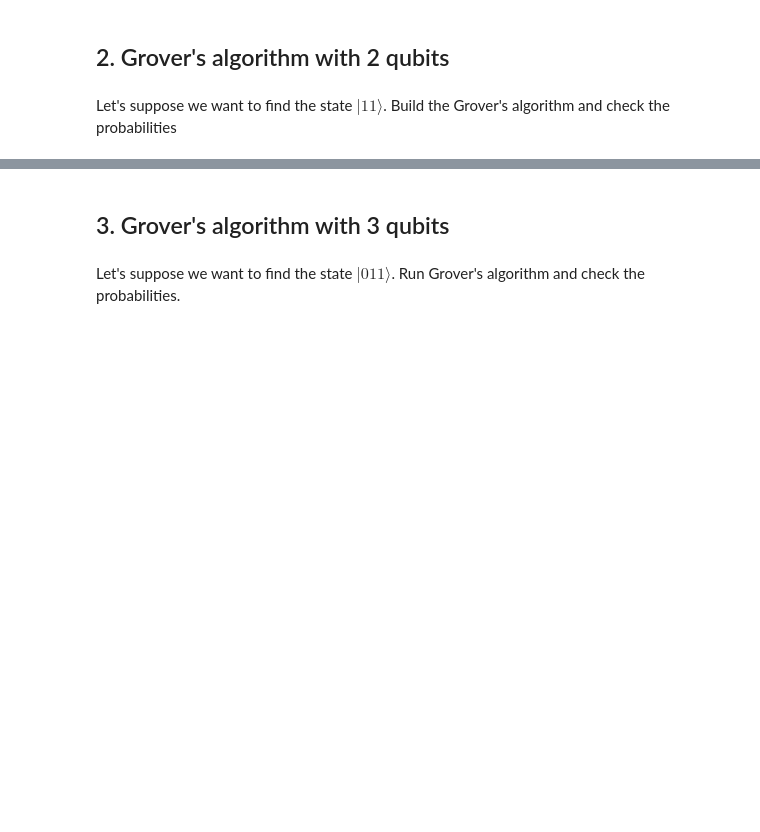
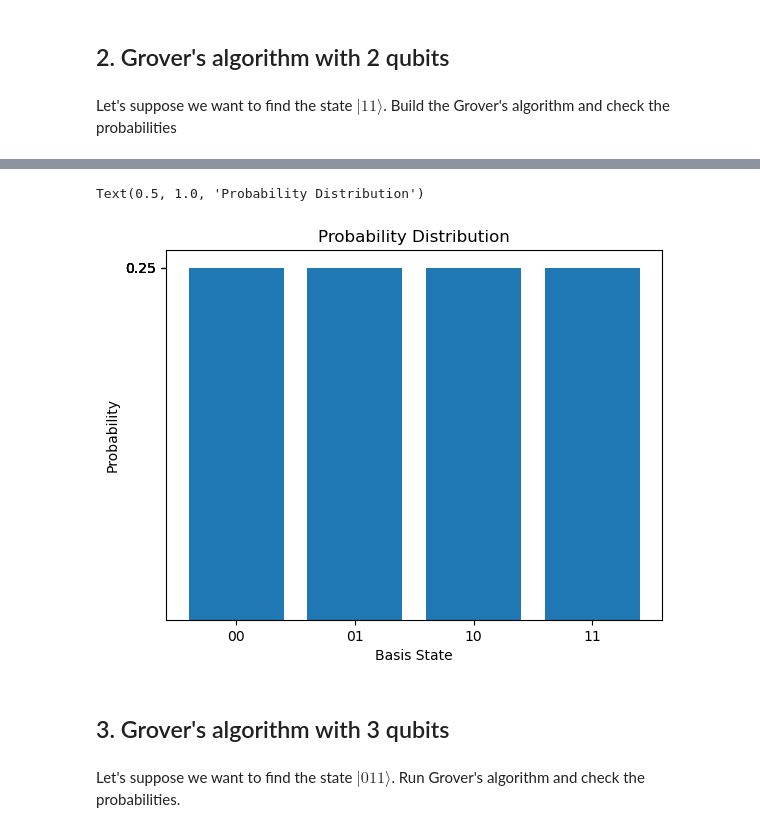
Before and after one commit to arcalab/ic-2425, a Jupyter notebook: TP/24_25/Lecture-4-Grover/lecture-4-grover.ipynb, the cells around one changed output, grey strips where cells are left out. Cells and saved outputs as stored; diff of their text form; code cells hidden in the pictures; blank space fills up the shorter version.

```diff
--- a/TP/24_25/Lecture-4-Grover/lecture-4-grover.ipynb
+++ b/TP/24_25/Lecture-4-Grover/lecture-4-grover.ipynb
@@ -96,14 +129,19 @@ def grover(n_qubits, id):
 # %%
 #Run the algorithm
+n_qubits = 2
 
+probs = grover(iterations=2)
 
 #Visualize the probability histogram
 import matplotlib.pyplot as plt
 plt.bar([np.binary_repr(i, width=n_qubits) for i in range(2**n_qubits)], probs)
 plt.xlabel("Basis State")
 plt.ylabel("Probability")
 plt.yticks(probs)
 plt.title("Probability Distribution")
+# %% [output]
+Text(0.5, 1.0, 'Probability Distribution')
+[figure, added]
 # %% [markdown]
 ## 3. Grover's algorithm with 3 qubits <a id="grover3"></a>
 # %% [markdown]
```
Also changed, not shown: parts of 2 cells of this notebook, 2 other files.
